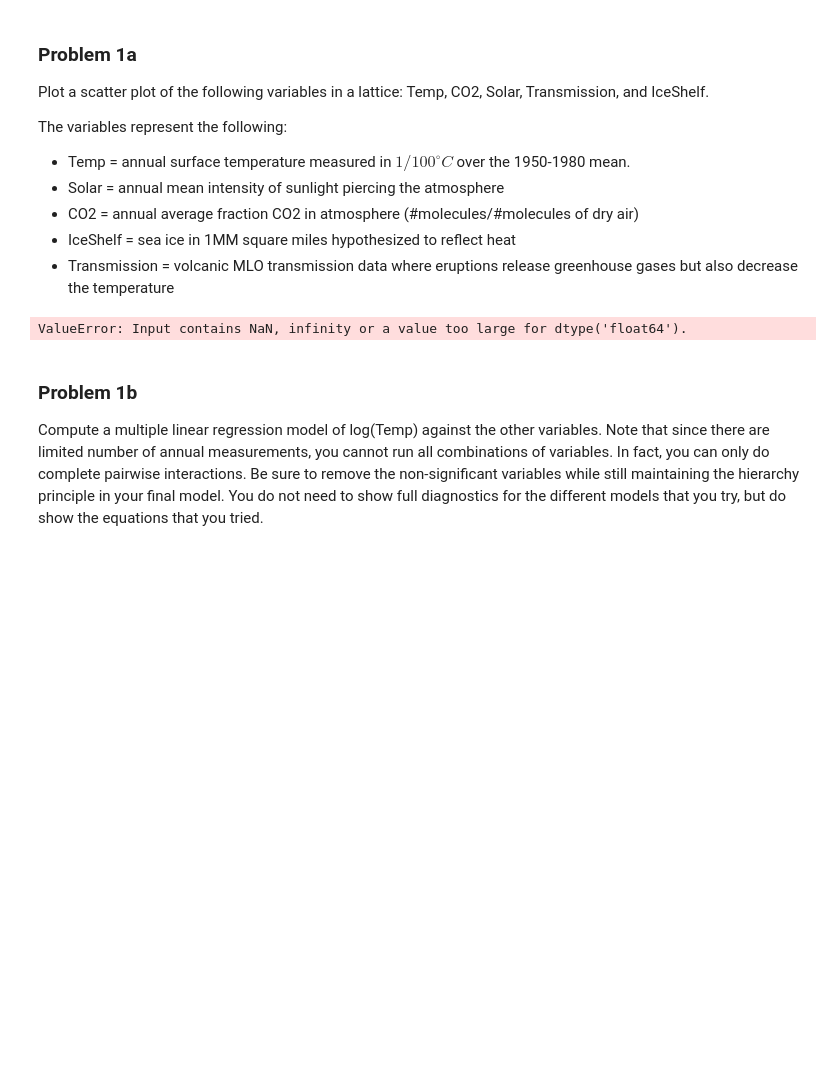
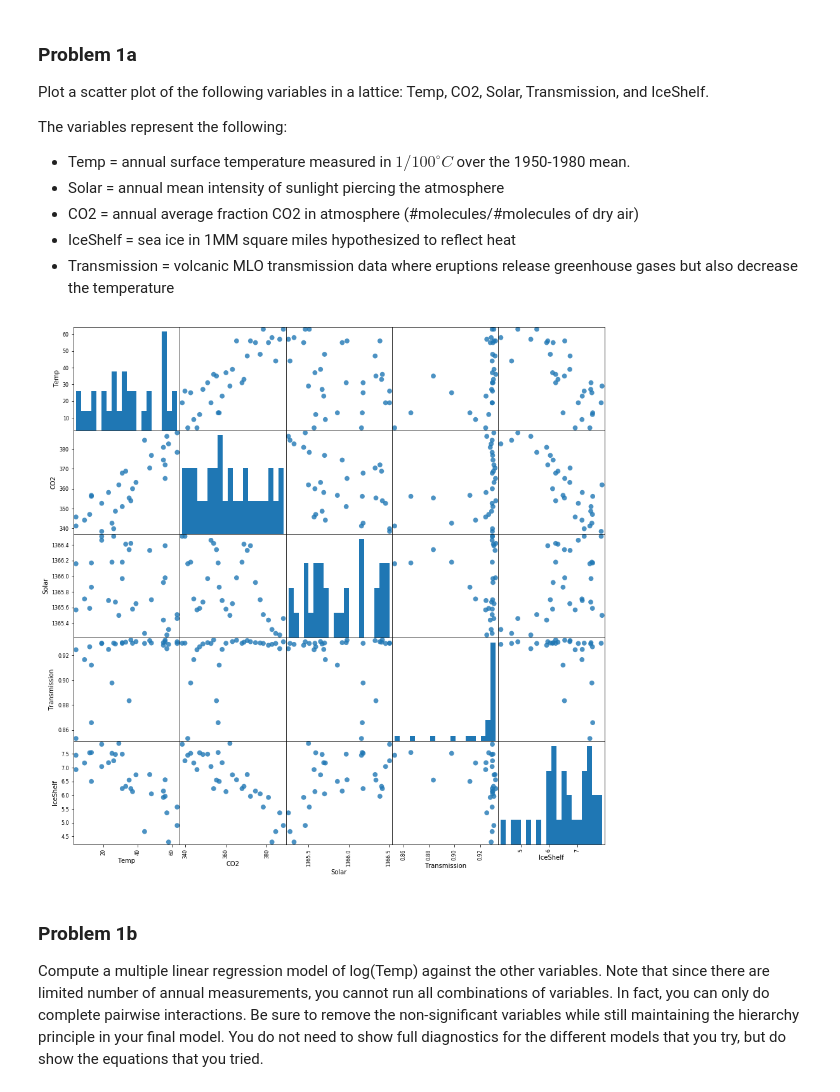
Before and after one commit to paulmattheww/Harvard-CS82-Advanced-ML, a Jupyter notebook: Assignments/HW3/HW3_2018_CSCIE82.ipynb, the cells around one changed output. Saved outputs shown, nothing was run; the diff lists cells and outputs as text; code cells hidden in the pictures; blank space fills up the shorter version.

```diff
--- a/Assignments/HW3/HW3_2018_CSCIE82.ipynb
+++ b/Assignments/HW3/HW3_2018_CSCIE82.ipynb
@@ -62,12 +62,11 @@ The variables represent the following:
 # %%
 from sklearn.preprocessing import MinMaxScaler
 
-_gw = (MinMaxScaler().fit_transform(gw))
-
 pd.plotting.scatter_matrix(gw, figsize=(15, 15), marker='o',
                                  hist_kwds={'bins': 20}, s=60, alpha=.8)
+plt.show()
 # %% [output]
-ValueError: Input contains NaN, infinity or a value too large for dtype('float64').
+[figure, added]
 # %% [markdown]
 ### Problem 1b
 Compute a multiple linear regression model of log(Temp) against the other variables. Note that since there are limited number of annual measurements, you cannot run all combinations of variables. In fact, you can only do complete pairwise interactions. Be sure to remove the non-significant variables while still maintaining the hierarchy principle in your final model. You do not need to show full diagnostics for the different models that you try, but do show the equations that you tried.
```
Also changed, not shown: parts of 4 cells of this notebook.
